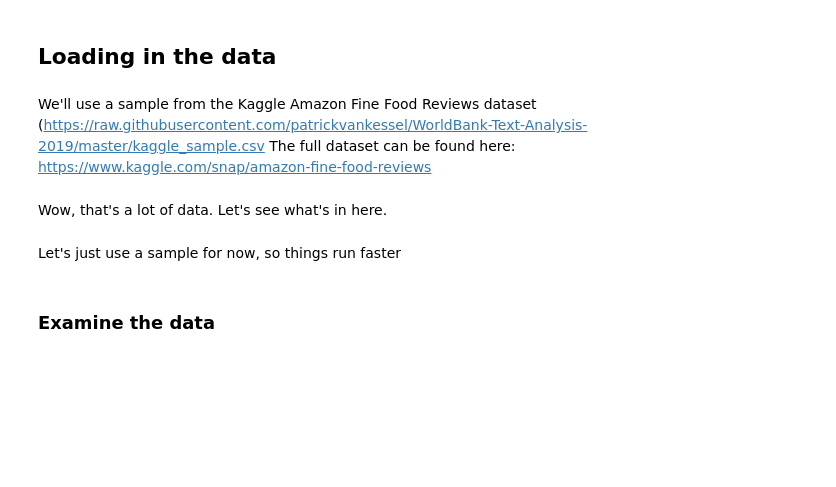
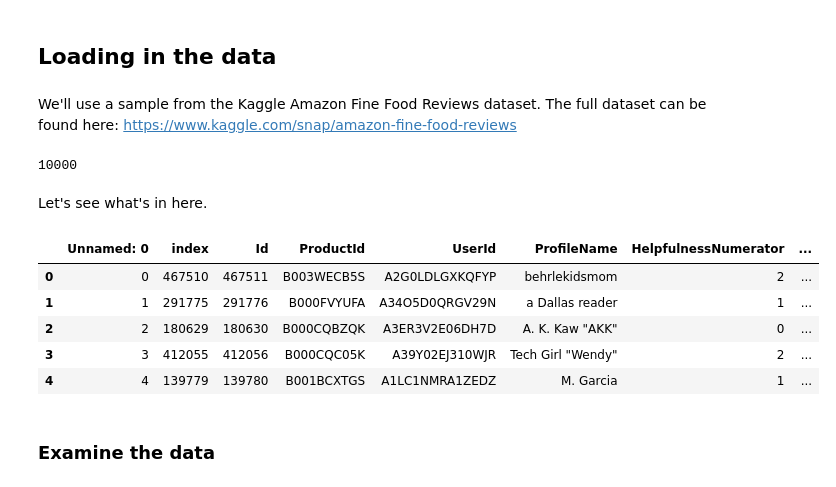
Before and after one commit to patrickvankessel/WorldBank-Text-Analysis-2019, a Jupyter notebook: Tutorial.ipynb, the cells around one changed output. Drawn from its saved outputs; the diff is of its cells as text; code cells hidden in the pictures; blank space fills up the shorter version.

Commit message:
updated for world bank workshop

```diff
--- a/Tutorial.ipynb
+++ b/Tutorial.ipynb
@@ -3,16 +7,23 @@
 # %% [markdown]
 ## Loading in the data
 # %% [markdown]
-We'll use a sample from the Kaggle Amazon Fine Food Reviews dataset (https://raw.githubusercontent.com/patrickvankessel/WorldBank-Text-Analysis-2019/master/kaggle_sample.csv The full dataset can be found here: https://www.kaggle.com/snap/amazon-fine-food-reviews
+We'll use a sample from the Kaggle Amazon Fine Food Reviews dataset. The full dataset can be found here: https://www.kaggle.com/snap/amazon-fine-food-reviews
 # %%
 import pandas as pd
 # %%
-df = pd.read_csv("https://raw.githubusercontent.com/patrickvankessel/WorldBank-Text-Analysis-2019/master/kaggle_sample.csv")
+sample = pd.read_csv("https://raw.githubusercontent.com/patrickvankessel/WorldBank-Text-Analysis-2019/master/kaggle_sample.csv")
 # %%
-print(len(df))
+print(len(sample))
+# %% [output]
+10000
 # %% [markdown]
-Wow, that's a lot of data.  Let's see what's in here.
+Let's see what's in here.
 # %%
-df.head()
+sample.head()
+# %% [output]
+|  | Unnamed: 0 | index | Id | ProductId | UserId | ProfileName | HelpfulnessNumerator | ... |
+| 0 | 0 | 467510 | 467511 | B003WECB5S | A2G0LDLGXKQFYP | behrlekidsmom | 2 | ... |
+| 1 | 1 | 291775 | 291776 | B000FVYUFA | A34O5D0QRGV29N | a Dallas reader | 1 | ... |
+| 2 | 2 | 180629 | 180630 | B000CQBZQK | A3ER3V2E06DH7D | A. K. Kaw "AKK" | 0 | ... |
+| 3 | 3 | 412055 | 412056 | B000CQC05K | A39Y02EJ310WJR | Tech Girl "Wendy" | 2 | ... |
+| 4 | 4 | 139779 | 139780 | B001BCXTGS | A1LC1NMRA1ZEDZ | M. Garcia | 1 | ... |
-# %% [markdown]
-Let's just use a sample for now, so things run faster
```
Also changed, not shown: parts of 29 cells of this notebook.
